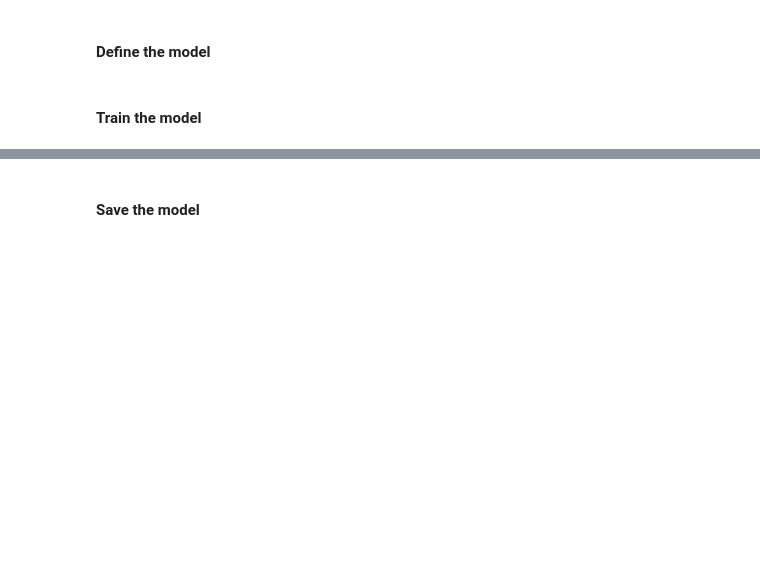
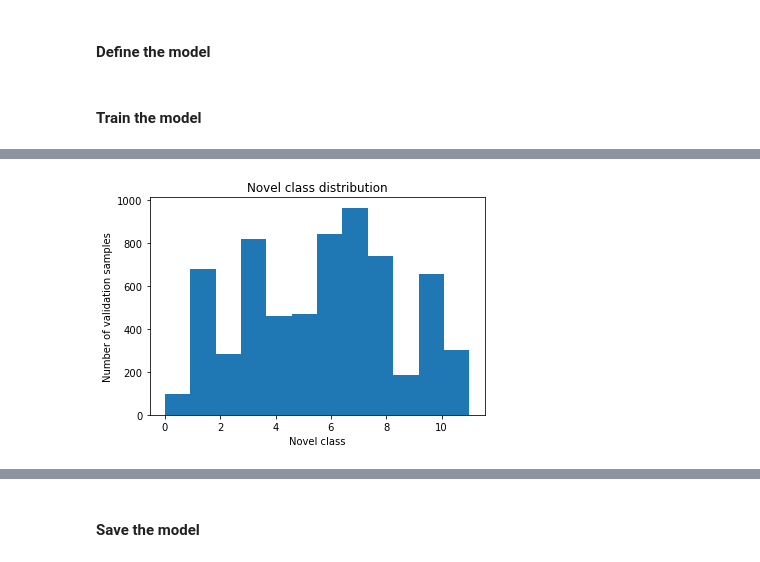
Before and after one commit to ck-unifr/novel-classification, a Jupyter notebook: novel-classification.ipynb, the cells around one changed output, grey strips where cells are left out. Cells and saved outputs as stored; diff of their text form; code cells hidden in the pictures; blank space fills up the shorter version.

```diff
--- a/novel-classification.ipynb
+++ b/novel-classification.ipynb
@@ -129,3 +60,0 @@ for sent in x_train:
-# %%
-y_train = np.asarray(y_train)
-y_train = y_train.reshape(-1,1)
@@ -485,0 +490,11 @@ Epoch 100/100
+# %%
+plt.hist(y_valid,
+         bins=12,
+        )
+
+plt.xlabel("Novel class")
+plt.ylabel("Number of validation samples")
+plt.title("Novel class distribution")
+plt.show()
+# %% [output]
+[figure, added]
```
Also changed, not shown: parts of 37 cells of this notebook.
